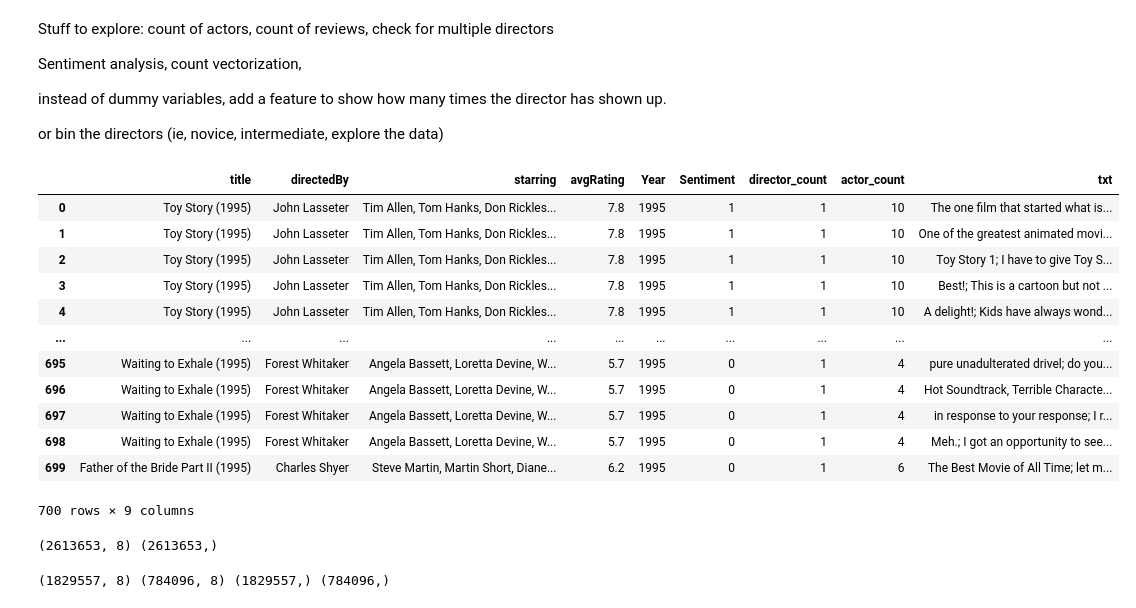
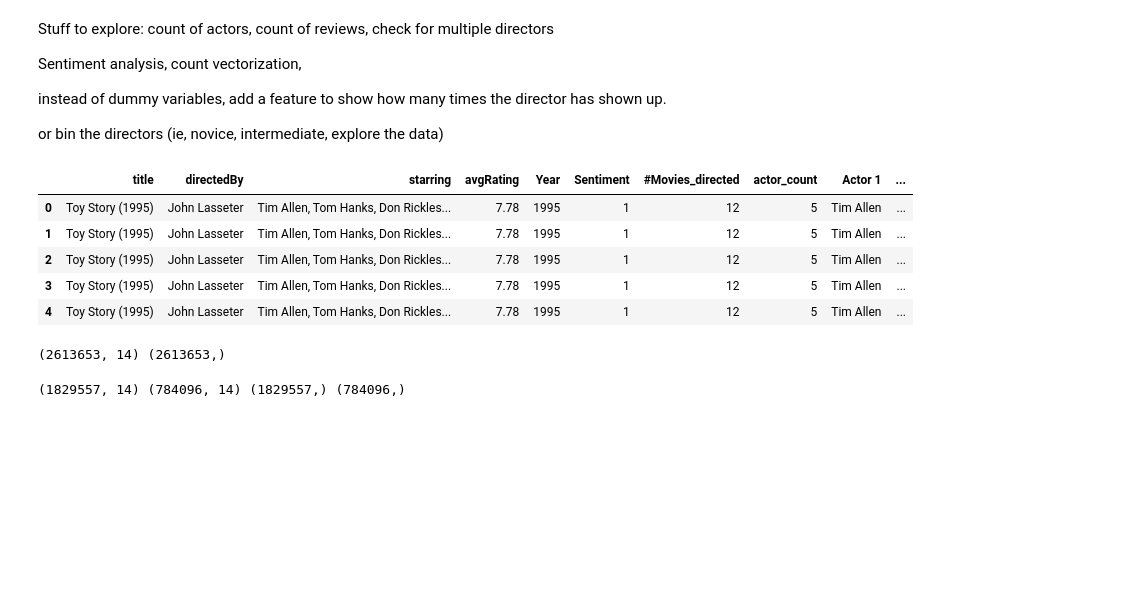
Before and after one commit to MichaelRong97/NLP-for-Improved-Movie-Rating-Predictions, a Jupyter notebook: Capstone Work File.ipynb, the cells around one changed output. Drawn from its saved outputs; the diff is of its cells as text; code cells hidden in the pictures; blank space fills up the shorter version.

```diff
--- a/Capstone Work File.ipynb
+++ b/Capstone Work File.ipynb
@@ -540,0 +626,2 @@ SyntaxError: invalid syntax (951603790.py, line 4)
+# %%
+movies_df['Celeb_score'] = movies_df['total_appearances'] / movies_df['actor_count']
@@ -540,0 +640,2 @@ SyntaxError: invalid syntax (951603790.py, line 4)
+# %%
+movies_df.drop(columns=['total_appearances'], inplace=True)
@@ -565,7 +736,7 @@ dtype: float64
 # %%
 #merging both columns so that the reviews are visible under each
 
-movieratings_df = cleaner_df.merge(reviews_raw, on='item_id', how='left')
+movieratings_review_df = movies_df.merge(reviews_raw, on='item_id', how='left')
 # %% [markdown]
 Stuff to explore:
 count of actors, count of reviews, check for multiple directors
@@ -577,46 +748,37 @@ instead of dummy variables, add a feature to show how many times the director ha
 or bin the directors (ie, novice, intermediate, explore the data)
 # %%
 # Dropping where we merged it on since item_id isn't really necessary
-movieratings_df.drop(columns=['item_id'], inplace=True)
+movieratings_review_df.drop(columns=['item_id'], inplace=True)
 # %%
 # Still looks the same
-movieratings_df.head(700)
+movieratings_review_df.head(5)
 # %% [output]
-|  | title | directedBy | starring | avgRating | Year | Sentiment | director_count | actor_count | txt |
-| 0 | Toy Story (1995) | John Lasseter | Tim Allen, Tom Hanks, Don Rickles... | 7.8 | 1995 | 1 | 1 | 10 | The one film that started what is... |
-| 1 | Toy Story (1995) | John Lasseter | Tim Allen, Tom Hanks, Don Rickles... | 7.8 | 1995 | 1 | 1 | 10 | One of the greatest animated movi... |
-| 2 | Toy Story (1995) | John Lasseter | Tim Allen, Tom Hanks, Don Rickles... | 7.8 | 1995 | 1 | 1 | 10 | Toy Story 1; I have to give Toy S... |
-| 3 | Toy Story (1995) | John Lasseter | Tim Allen, Tom Hanks, Don Rickles... | 7.8 | 1995 | 1 | 1 | 10 | Best!; This is a cartoon but not ... |
-| 4 | Toy Story (1995) | John Lasseter | Tim Allen, Tom Hanks, Don Rickles... | 7.8 | 1995 | 1 | 1 | 10 | A delight!; Kids have always wond... |
-| ... | ... | ... | ... | ... | ... | ... | ... | ... | ... |
-| 695 | Waiting to Exhale (1995) | Forest Whitaker | Angela Bassett, Loretta Devine, W... | 5.7 | 1995 | 0 | 1 | 4 | pure unadulterated drivel; do you... |
-| 696 | Waiting to Exhale (1995) | Forest Whitaker | Angela Bassett, Loretta Devine, W... | 5.7 | 1995 | 0 | 1 | 4 | Hot Soundtrack, Terrible Characte... |
-| 697 | Waiting to Exhale (1995) | Forest Whitaker | Angela Bassett, Loretta Devine, W... | 5.7 | 1995 | 0 | 1 | 4 | in response to your response; I r... |
-| 698 | Waiting to Exhale (1995) | Forest Whitaker | Angela Bassett, Loretta Devine, W... | 5.7 | 1995 | 0 | 1 | 4 | Meh.; I got an opportunity to see... |
-| 699 | Father of the Bride Part II (1995) | Charles Shyer | Steve Martin, Martin Short, Diane... | 6.2 | 1995 | 0 | 1 | 6 | The Best Movie of All Time; let m... |
+|  | title | directedBy | starring | avgRating | Year | Sentiment | #Movies_directed | actor_count | Actor 1 | ... |
+| 0 | Toy Story (1995) | John Lasseter | Tim Allen, Tom Hanks, Don Rickles... | 7.78 | 1995 | 1 | 12 | 5 | Tim Allen | ... |
+| 1 | Toy Story (1995) | John Lasseter | Tim Allen, Tom Hanks, Don Rickles... | 7.78 | 1995 | 1 | 12 | 5 | Tim Allen | ... |
+| 2 | Toy Story (1995) | John Lasseter | Tim Allen, Tom Hanks, Don Rickles... | 7.78 | 1995 | 1 | 12 | 5 | Tim Allen | ... |
+| 3 | Toy Story (1995) | John Lasseter | Tim Allen, Tom Hanks, Don Rickles... | 7.78 | 1995 | 1 | 12 | 5 | Tim Allen | ... |
+| 4 | Toy Story (1995) | John Lasseter | Tim Allen, Tom Hanks, Don Rickles... | 7.78 | 1995 | 1 | 12 | 5 | Tim Allen | ... |
-700 rows × 9 columns
-# %%
-# creating train/test split
-
-# instantiating our independent and dependent variables
-X = movieratings_df.drop(columns='avgRating')
-y = movieratings_df['avgRating']
-
-print(X.shape, y.shape)
-# %% [output]
-(2613653, 8) (2613653,)
-# %%
-# performing a train_test_split to better evaluate our model
-
-# error showing up, ask about this
-X_train, X_test, y_train, y_test = train_test_split(X,
-                                                    y,
-                                                    test_size=0.3,
-                                                    random_state=12345,
-                                                    #stratify=y
-                                                   )
-
-# Checking the shape of the X compared to y
-print(X_train.shape, X_test.shape, y_train.shape, y_test.shape)
-# %% [output]
-(1829557, 8) (784096, 8) (1829557,) (784096,)
+# %%
+# creating rem/test split
+
+# instantiating our independent and dependent variables
+X = movieratings_review_df.drop(columns='avgRating')
+y = movieratings_review_df['avgRating']
+
+print(X.shape, y.shape)
+# %% [output]
+(2613653, 14) (2613653,)
+# %%
+# performing a rem_test_split to better evaluate our model
+
+# error showing up, ask about this
+X_rem, X_test, y_rem, y_test = train_test_split(X,
+                                                y,
+                                                test_size=0.3,
+                                                random_state=66)
+
+# Checking the shape of the X compared to y
+print(X_rem.shape, X_test.shape, y_rem.shape, y_test.shape)
+# %% [output]
+(1829557, 14) (784096, 14) (1829557,) (784096,)
```
Also changed, not shown: parts of 81 cells of this notebook.
